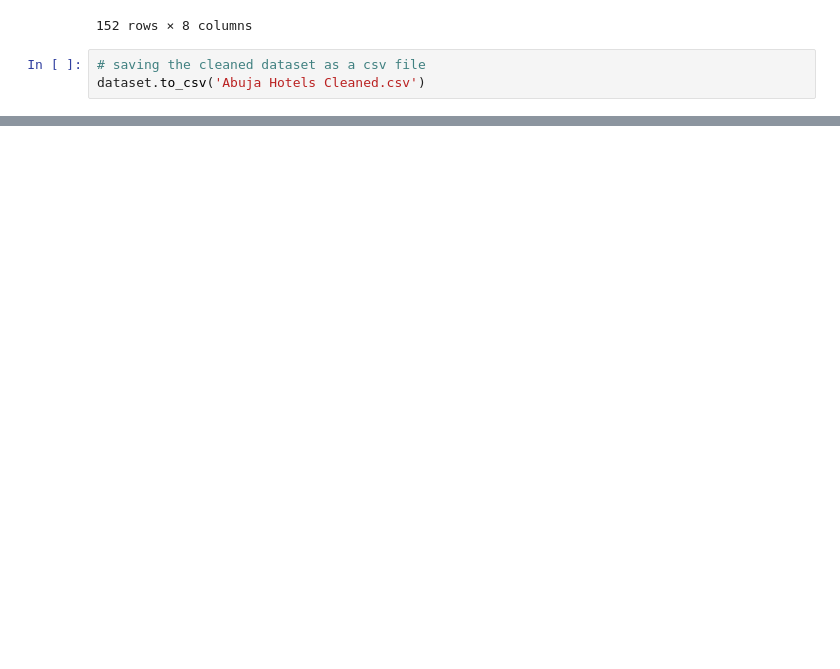
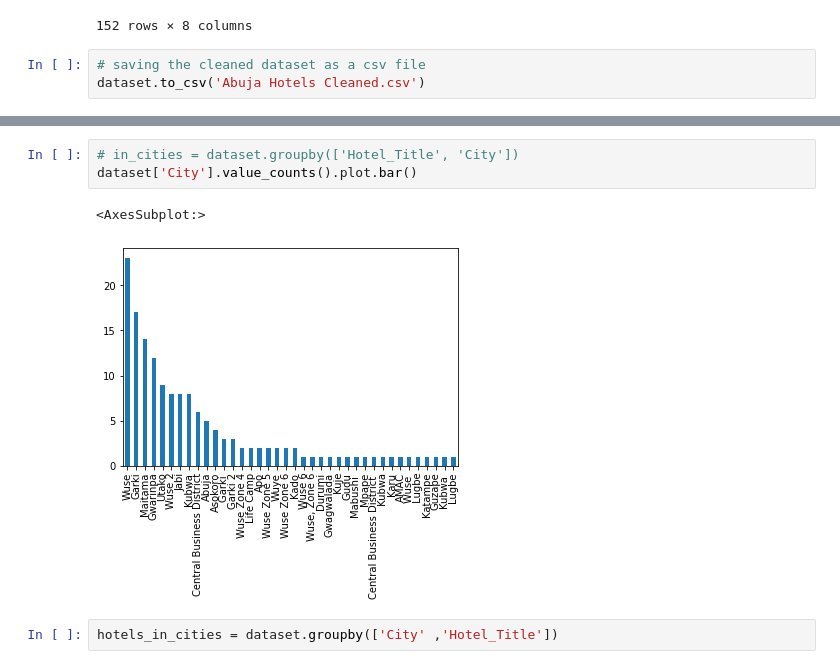
Before and after one commit to TGA-Sept-Cohort-Group-A/Reviews-Project, a Jupyter notebook: Abuja Hotels' Cleaning.ipynb, the cells around one changed output, grey strips where cells are left out. Drawn from its saved outputs; the diff is of its cells as text; blank space fills up the shorter version.

```diff
--- a/Abuja Hotels' Cleaning.ipynb
+++ b/Abuja Hotels' Cleaning.ipynb
@@ -115,3 +117,11 @@ dataset
 | 496 | Hossana House(Christian Foundation) | https://hotels.ng/hotel/91652-hos... | Wuse, Abuja - 8,Quitting Close, O... | https://hotels.ng/hotels-in-abuja... | Wuse | The hotel is quite an interesting... | 6450.0 | 6.9 |
 | 501 | Check Inn Hotel | https://hotels.ng/hotel/1241653-c... | Wuse 2, Abuja - No. 37, Durban St... | https://hotels.ng/hotels-in-abuja... | Wuse 2 | The stay was good.... | 33100.0 | 6.9 |
 152 rows × 8 columns
+# %%
+# in_cities = dataset.groupby(['Hotel_Title', 'City'])
+dataset['City'].value_counts().plot.bar()
+# %% [output]
+<AxesSubplot:>
+[figure, added]
+# %%
+hotels_in_cities = dataset.groupby(['City' ,'Hotel_Title'])
```
Also changed, not shown: parts of 20 cells of this notebook, 2 other files.
